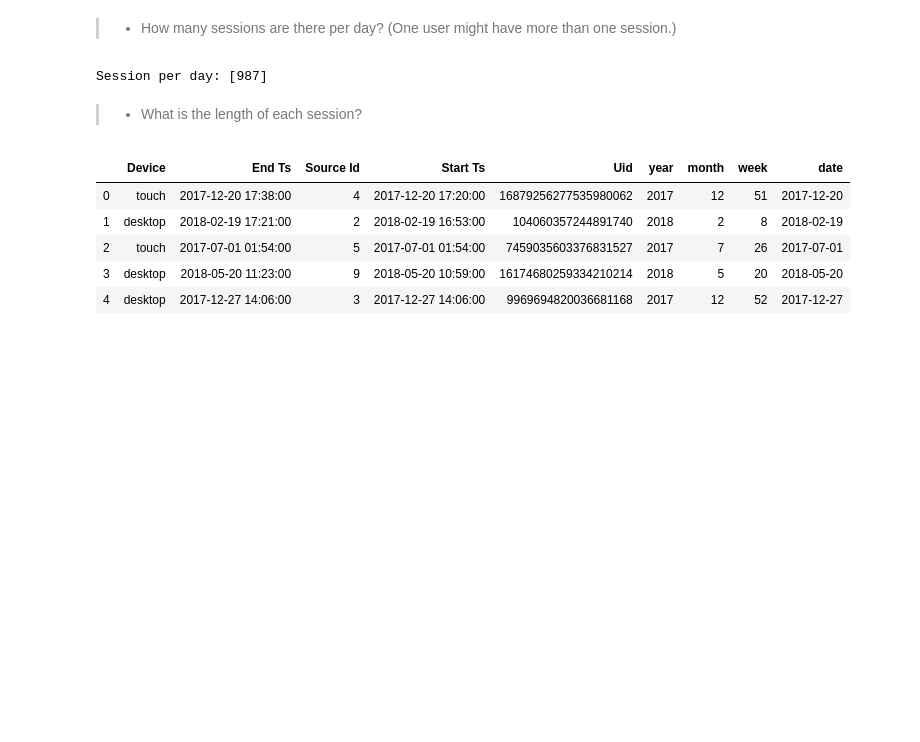
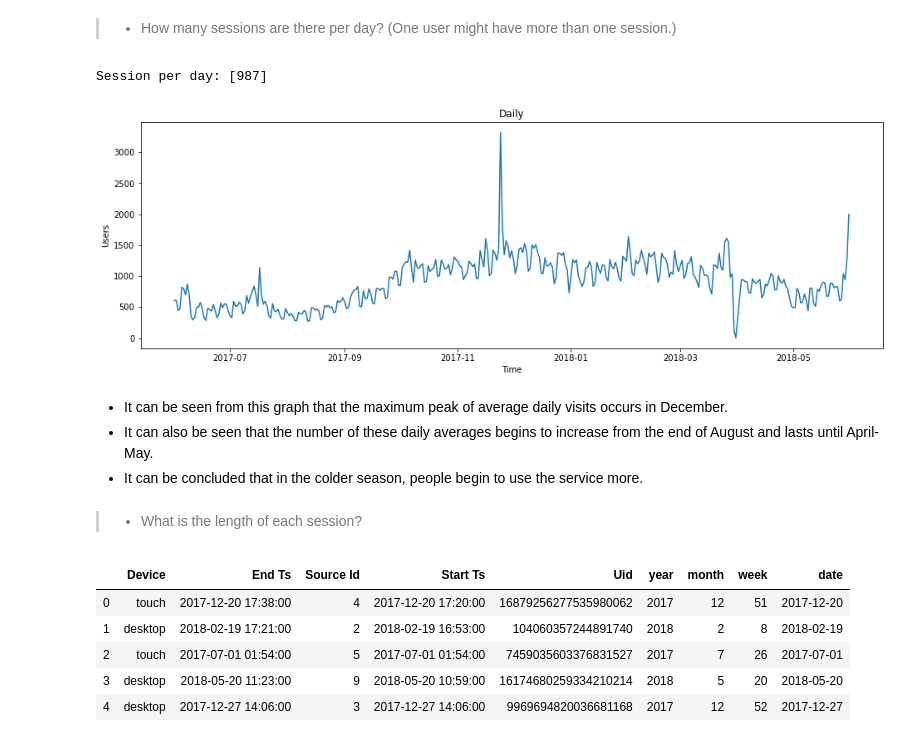
Before and after one commit to asicmicprj/Afisha_analytics, a Jupyter notebook: Afisha_analytics_v0.0.1.ipynb, the cells around one changed output. Saved outputs shown, nothing was run; the diff lists cells and outputs as text; code cells hidden in the pictures; blank space fills up the shorter version.

```diff
--- a/Afisha_analytics_v0.0.1.ipynb
+++ b/Afisha_analytics_v0.0.1.ipynb
@@ -362,9 +393,16 @@ The number of daily active users [907]
 > - How many sessions are there per day? (One user might have more than one session.)
 # %%
 daily_session_total = total(df_visits, 'date', 'date', 'Uid', 'count')
+daily_session_df    = xAU_df(df_visits, 'date', 'Uid', 'nunique')
 print('Session per day:', daily_session_total)
+plot_xAU(daily_session_df, 'Daily')
 # %% [output]
 Session per day: [987]
+[figure, added]
+# %% [markdown]
+* It can be seen from this graph that the maximum peak of average daily visits occurs in December.
+* It can also be seen that the number of these daily averages begins to increase from the end of August and lasts until April-May.
+* It can be concluded that in the colder season, people begin to use the service more.
 # %% [markdown]
 > - What is the length of each session?
 # %%
```
Also changed, not shown: parts of 134 cells of this notebook.
